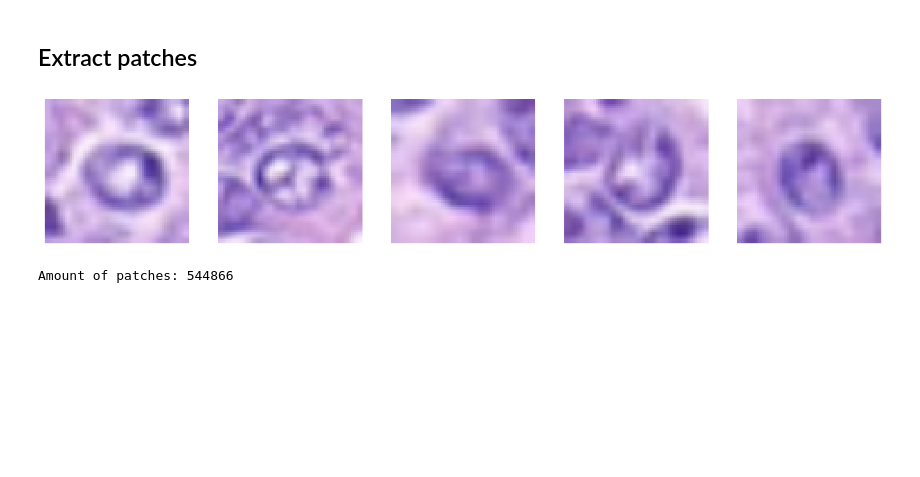
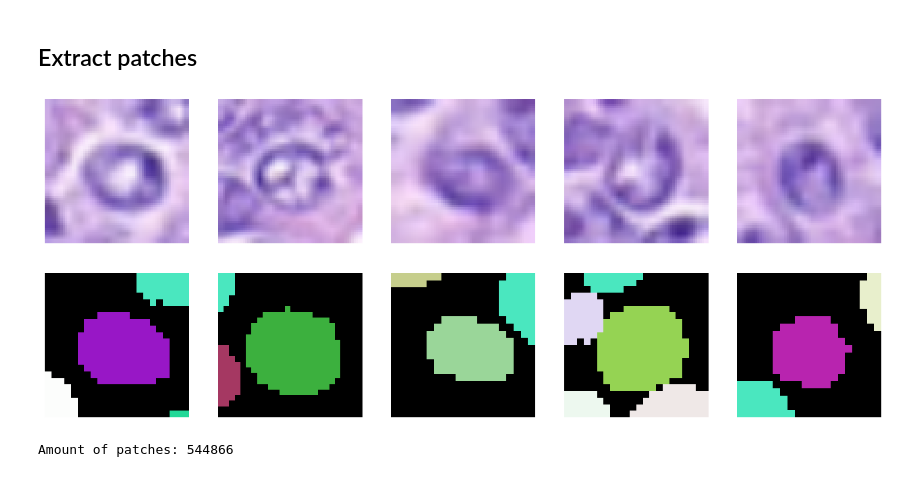
Before and after one commit to Marcusnsr/Bachelor, a Jupyter notebook: Stardist_Classifier.ipynb, the cells around one changed output. Saved outputs shown, nothing was run; the diff lists cells and outputs as text; code cells hidden in the pictures; blank space fills up the shorter version.

```diff
--- a/Stardist_Classifier.ipynb
+++ b/Stardist_Classifier.ipynb
@@ -101,7 +105,10 @@ def extract_square_patches(segmentation_maps, images, margin=10, patch_size=(64,
             all_patches.append(resized_patch)
             patch_info.append({
                 'image_index': i,  # Index of the original image
+                'cell_id': cell_id,  # Identifier of the cell in the segmentation map
                 'segmentation_map': segmentation_map[start_row:end_row, start_col:end_col],  # Segmentation map portion for the patch
+                'tl_corner': (start_col, start_row),  # Top-left corner of the patch in the original image
+                'patch_size': (end_col - start_col, end_row - start_row),  # Width and Height of the patch
                 'is_neutrophil': None  # Placeholder for classification result
             })
 
@@ -119,6 +126,15 @@ for i in range(5):
 plt.show()
 # %% [output]
 [figure]
+# %%
+# Plot a few segmentation maps
+plt.figure(figsize=(16,10))
+for i in range(5):
+    plt.subplot(1,5,i+1)
+    plt.imshow(patch_info[i]['segmentation_map'], cmap=lbl_cmap)
+    plt.axis('off')
+# %% [output]
+[figure, added]
 # %%
 # Amount of patches
 print("Amount of patches:", len(patches))
```
Also changed, not shown: parts of 9 cells of this notebook, 6 other files.
